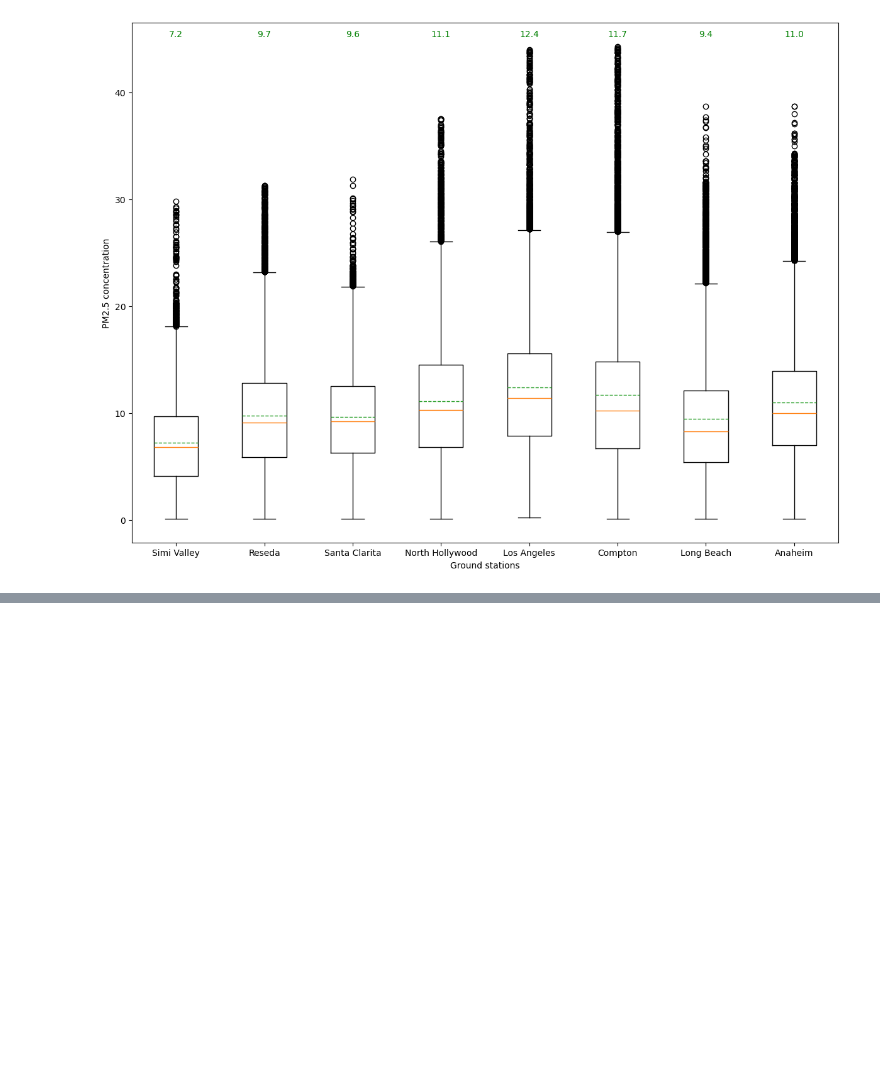
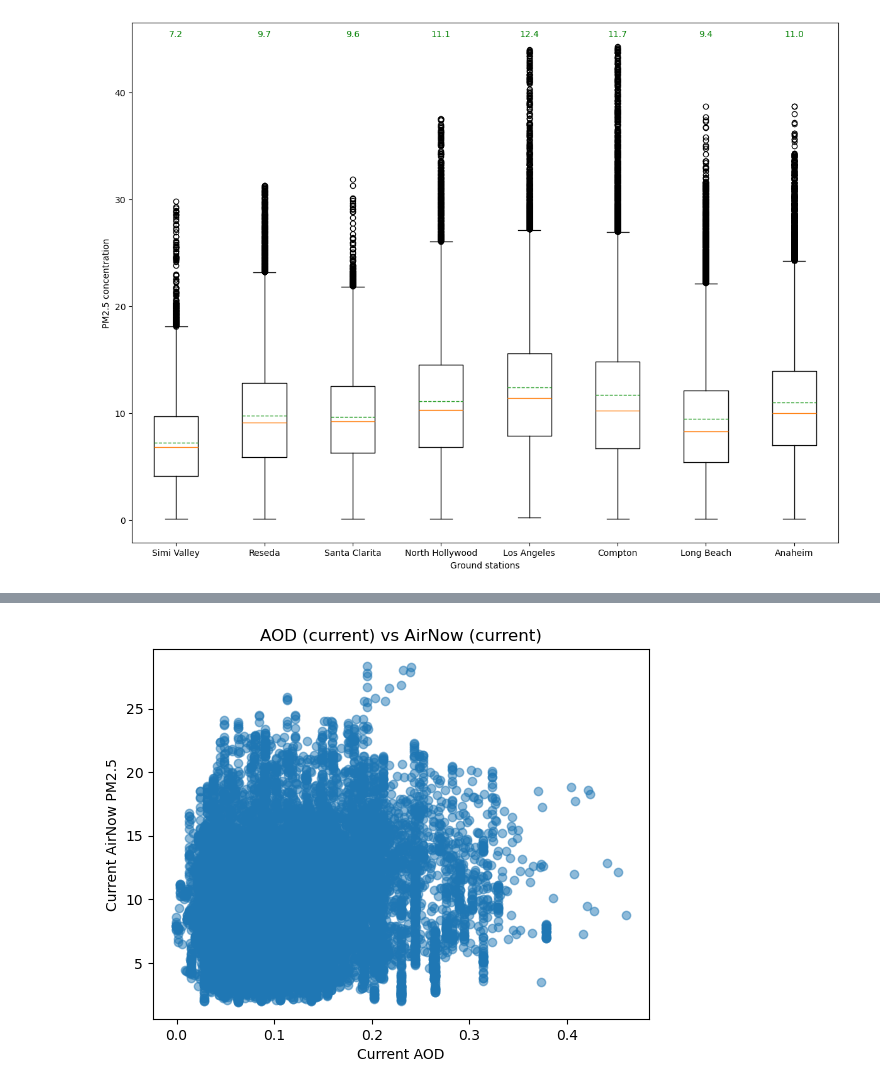
Before and after one commit to matthewgraca/hrrr-smoke-viz, a Jupyter notebook: pwwb-experiments/tensorflow/sat_model_archive/sat_data_analysis.ipynb, the cells around one changed output, grey strips where cells are left out. Saved outputs shown, nothing was run; the diff lists cells and outputs as text; code cells hidden in the pictures; blank space fills up the shorter version.

```diff
--- a/pwwb-experiments/tensorflow/sat_model_archive/sat_data_analysis.ipynb
+++ b/pwwb-experiments/tensorflow/sat_model_archive/sat_data_analysis.ipynb
@@ -232,0 +309,13 @@ plt.show()
+# %%
+plt.scatter(
+    np.where(abs(avg_aod - np.mean(avg_aod)) >= 3 * np.std(avg_aod), np.mean(avg_aod), avg_aod),
+    avg_pm25,
+    alpha=0.5
+)
+plt.xlabel("Current AOD")
+plt.ylabel("Current AirNow PM2.5")
+plt.title("AOD (current) vs AirNow (current)")
+
+plt.show()
+# %% [output]
+[figure, added]
```
Also changed, not shown: parts of 19 cells of this notebook.
